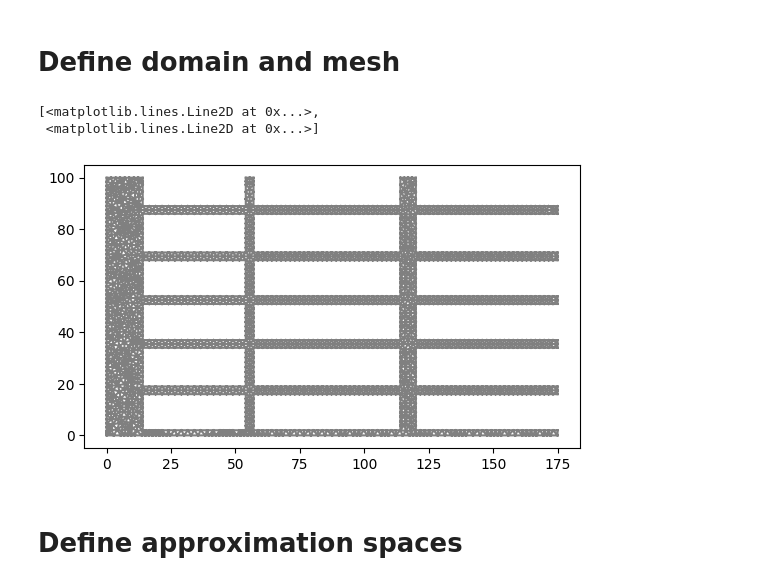
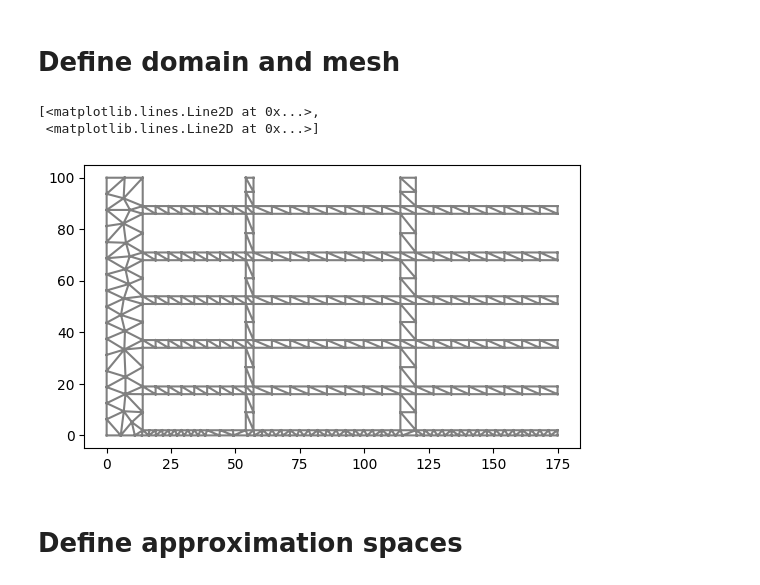
Before and after one commit to elinsyn/Fluid_mechanics, a Jupyter notebook: Project.ipynb, the cells around one changed output. Drawn from its saved outputs; the diff is of its cells as text; code cells hidden in the pictures.

```diff
--- a/Project.ipynb
+++ b/Project.ipynb
@@ -55,7 +55,7 @@ right = Right()
 lower = Lower()
 upper = Upper()
 
-resolution = 64
+resolution = 16
 
 domain = Rectangle(Point(0.0,0.0), Point(L,H))
 
@@ -177,34 +177,34 @@ hus = hus1 + hus2 + hus3 + hus4 + hus5 + hus6 + hus7 + hus8 + hus9 + hus10 + hus
 gamlastan = generate_mesh(Rectangle(Point(0.0,0.0), Point(L,H)) - hus, resolution)
 
 
 mesh = manhattan
 
 # Refine mesh
 no_levels = 1
 for i in range(0,no_levels):
   cell_marker = MeshFunction("bool", mesh, mesh.topology().dim())
   for cell in cells(mesh):
     cell_marker[cell] = False
     p = cell.midpoint()
     if p.distance(Point(0.5, 0.5)) < 1.0:
         cell_marker[cell] = True
   mesh = refine(mesh, cell_marker)
 
 #plot(Q.mesh())
 
 # Define mesh functions
 boundaries = MeshFunction("size_t", mesh, mesh.topology().dim()-1)
 boundaries.set_all(0)
 left.mark(boundaries, 1)
 right.mark(boundaries, 2)
 lower.mark(boundaries, 3)
 upper.mark(boundaries, 4)
 
 plot(mesh)
 # %% [output]
 [<matplotlib.lines.Line2D at 0x...>,
  <matplotlib.lines.Line2D at 0x...>]
-[figure, old version]
+[figure, new version]
 # %% [markdown]
 # Define approximation spaces
 # %%
```
Also changed, not shown: parts of 4 cells of this notebook.
